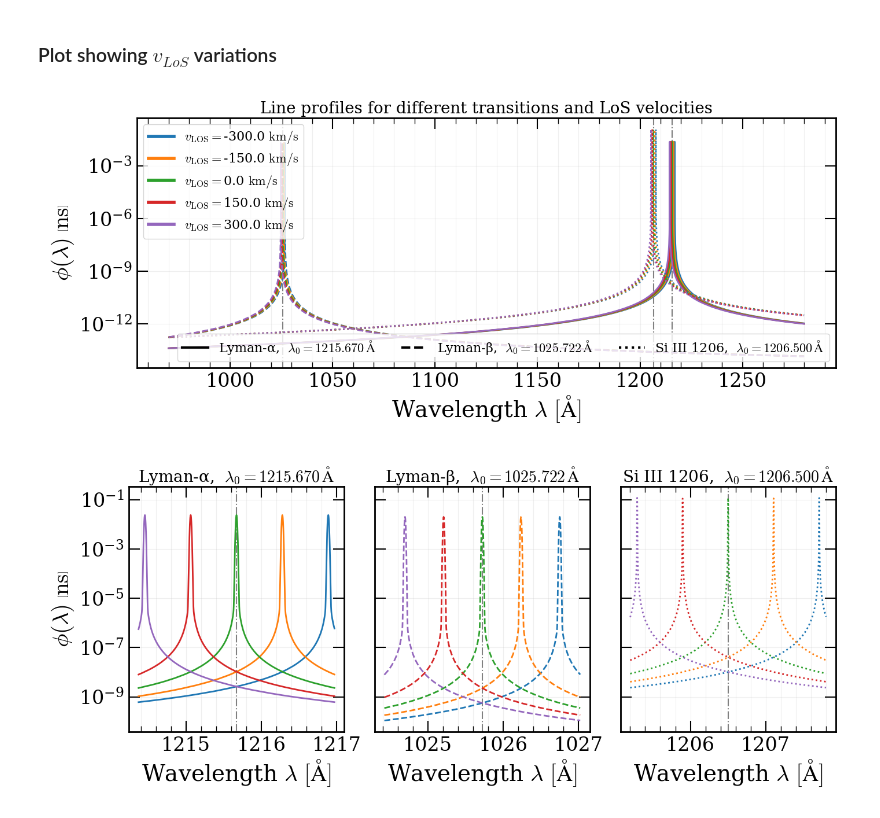
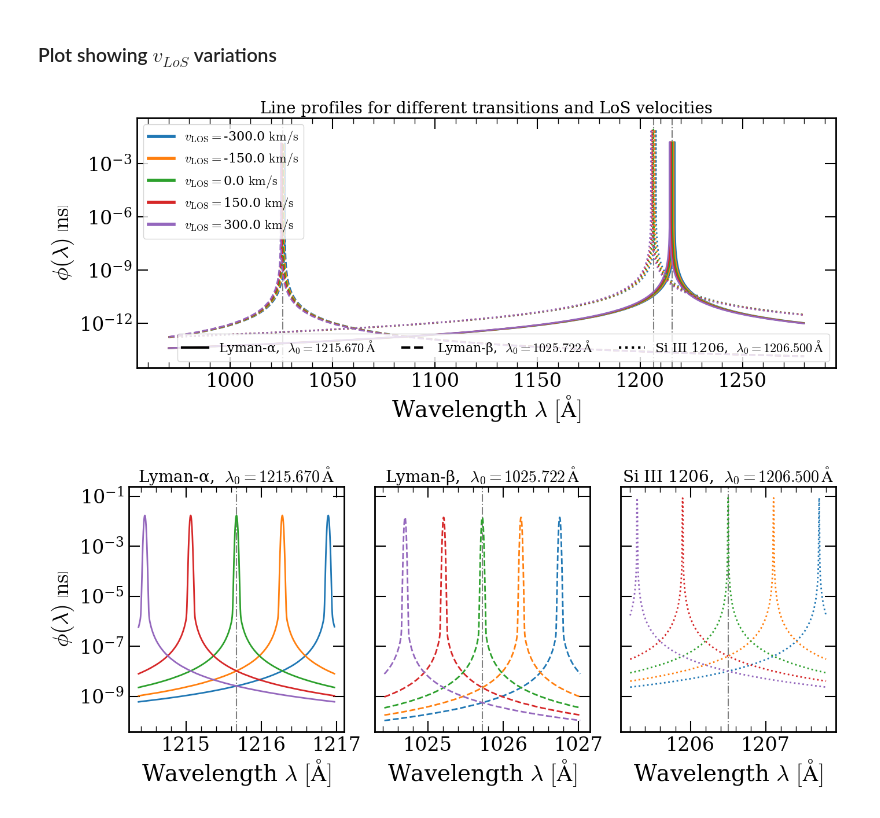
Before and after one commit to daniellopezcano/SkewerJAX, a Jupyter notebook: notebooks/5_line_profiles.ipynb, the cells around one changed output. Cells and saved outputs as stored; diff of their text form; code cells hidden in the pictures.

```diff
--- a/notebooks/5_line_profiles.ipynb
+++ b/notebooks/5_line_profiles.ipynb
@@ -456,7 +456,6 @@ for i_sp, line in enumerate(line_bundle.lines):
 ax.set_yscale("log")
 ax.set_xlabel(r"Wavelength $\lambda\ [\mathrm{\AA}]$")
 ax.set_ylabel(r"$\phi(\lambda)\; \left[\mathrm{ns}\right]$")
-ax.grid(alpha=0.2, which="both")
 ax.set_title("Line profiles for different transitions and temperatures", fontsize=20)
 
 # Legend for temperatures (colors)
@@ -503,7 +502,6 @@ for i_sp, (ax, line) in enumerate(zip(axes, line_bundle.lines)):
     ax.set_title(rf"{line.name},  $\lambda_0 = {line.lambda0_A:.3f}\,\mathrm{{\AA}}$", fontsize=20)
     ax.set_yscale("log")
     ax.set_xlabel(r"Wavelength $\lambda\ [\mathrm{\AA}]$")
-    ax.grid(alpha=0.2, which="both")
 axes[0].set_ylabel(r"$\phi(\lambda)\; \left[\mathrm{ns}\right]$")
 
 fig.tight_layout()
@@ -537,7 +535,6 @@ for i_sp, line in enumerate(line_bundle.lines):
 ax.set_yscale("log")
 ax.set_xlabel(r"Wavelength $\lambda\ [\mathrm{\AA}]$")
 ax.set_ylabel(r"$\phi(\lambda)\; \left[\mathrm{ns}\right]$")
-ax.grid(alpha=0.2, which="both")
 ax.set_title("Line profiles for different transitions and LoS velocities", fontsize=20)
 
 # Legend for velocities (colors)
@@ -563,32 +560,31 @@ fig.tight_layout()
 plt.show()
 
 
 # Zoom around each line center [Angstrom]
 delta_lambda_A = 1.3   # adjust to taste
 fig, axes = plt.subplots(nrows=1, ncols=line_bundle.n_lines, figsize=(14, 6), sharex=False, sharey=True)
 if line_bundle.n_lines == 1:
     axes = [axes]  # in case N_sp=1, make it iterable
 
 for i_sp, (ax, line) in enumerate(zip(axes, line_bundle.lines)):
     lambda0 = line.lambda0_A
     ax.axvline(lambda0, color="grey", linestyle="-.", linewidth=1.5)
 
     mask = (lambdas_np >= lambda0 - delta_lambda_A) & (lambdas_np <= lambda0 + delta_lambda_A)
     lam_win = lambdas_np[mask]  # (N_lambda_window,)
 
     for i_ppsk in range(N_ppsk):
         profile = phi_np[i_sp, i_sk, i_ppsk, mask]  # (N_lambda_window,)
         ax.plot(lam_win, profile, color=colors[i_ppsk], linestyle=linestyles[i_sp], linewidth=2.0)
 
     # Panel title and scaling
     ax.set_title(rf"{line.name},  $\lambda_0 = {line.lambda0_A:.3f}\,\mathrm{{\AA}}$", fontsize=20)
     ax.set_yscale("log")
     ax.set_xlabel(r"Wavelength $\lambda\ [\mathrm{\AA}]$")
-    ax.grid(alpha=0.2, which="both")
 axes[0].set_ylabel(r"$\phi(\lambda)\; \left[\mathrm{ns}\right]$")
 
 fig.tight_layout()
 plt.show()
 # %% [output]
 [figure]
-[figure, old version]
+[figure, new version]
```
Also changed, not shown: parts of 2 cells of this notebook, 5 other files.
